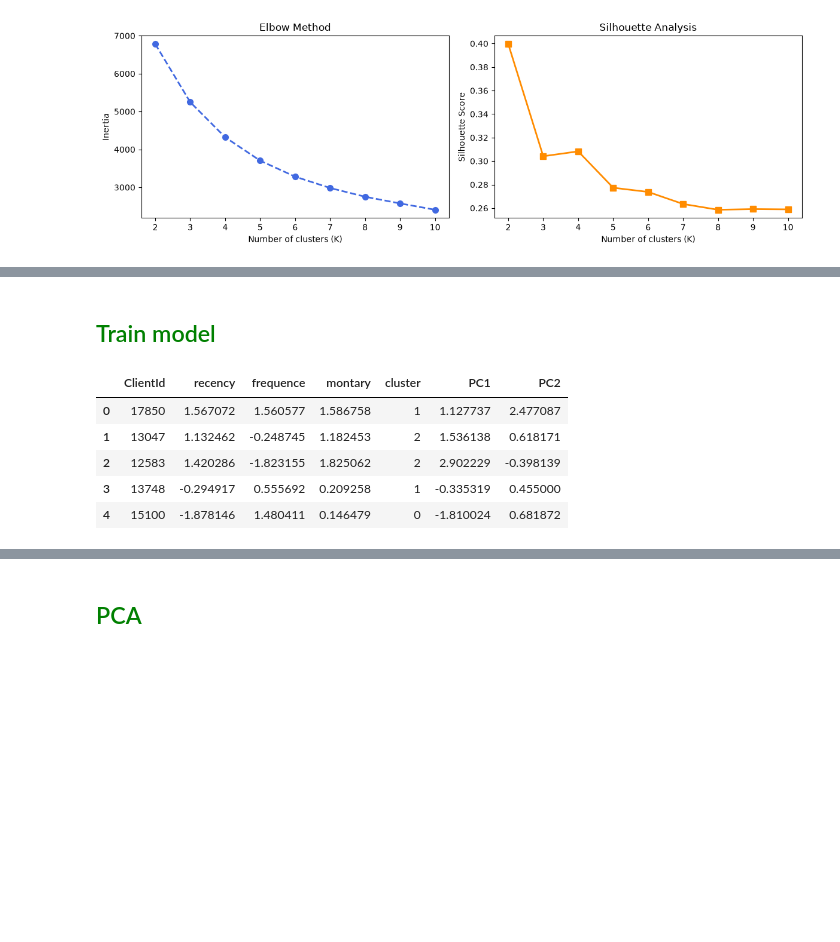
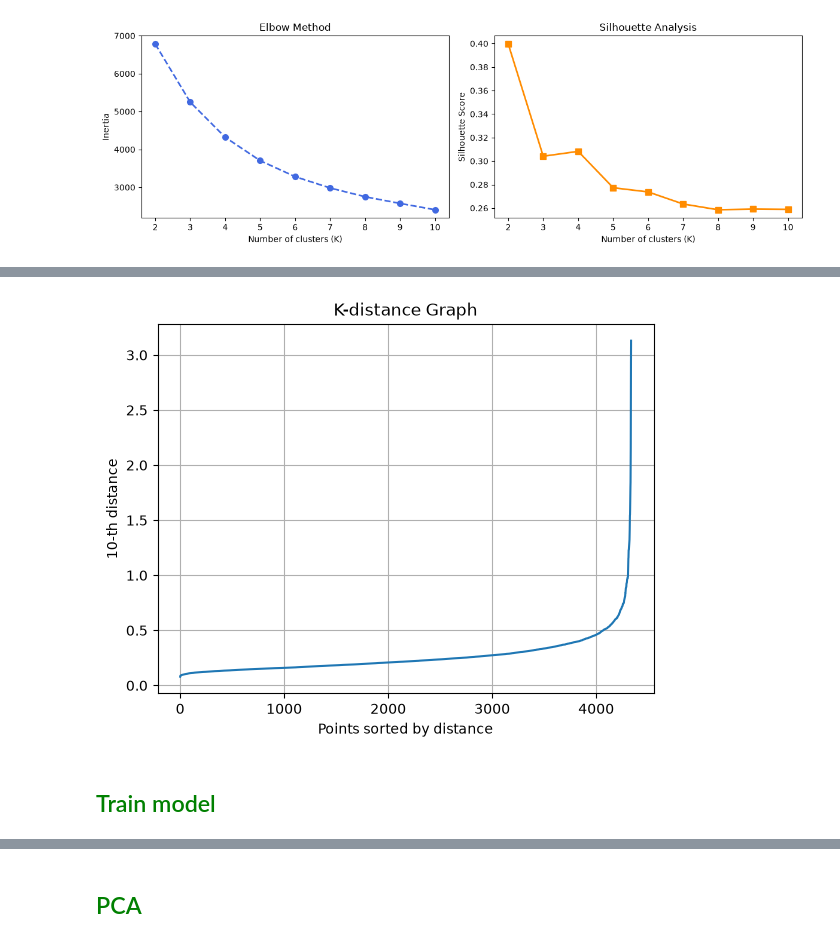
Before and after one commit to zennouh/classification-project, a Jupyter notebook: work.ipynb, the cells around one changed output, grey strips where cells are left out. Drawn from its saved outputs; the diff is of its cells as text; code cells hidden in the pictures; blank space fills up the shorter version.

```diff
--- a/work.ipynb
+++ b/work.ipynb
@@ -262,2 +312,26 @@ kmean()
+# %%
+from sklearn.neighbors import NearestNeighbors
+import numpy as np
+import matplotlib.pyplot as plt
+
+k = 10
+
+neighbors = NearestNeighbors(n_neighbors=k)
+neighbors.fit(X)
+
+distances, _ = neighbors.kneighbors(X)
+
+k_distances = distances[:, k - 1]
+
+k_distances = np.sort(k_distances)
+
+plt.plot(k_distances)
+plt.xlabel("Points sorted by distance")
+plt.ylabel("10-th distance")
+plt.grid()
+plt.title("K-distance Graph")
+plt.show()
+# %% [output]
+[figure, added]
 # %% [markdown]
 ## <font color="green">Train model</font>
@@ -273,10 +337,0 @@ kmean = trained_k_mean()
-# %%
-df_clients_rfm["cluster"] = kmean.labels_
-df_clients_rfm.head()
-# %% [output]
-|  | ClientId | recency | frequence | montary | cluster | PC1 | PC2 |
-| 0 | 17850 | 1.567072 | 1.560577 | 1.586758 | 1 | 1.127737 | 2.477087 |
-| 1 | 13047 | 1.132462 | -0.248745 | 1.182453 | 2 | 1.536138 | 0.618171 |
-| 2 | 12583 | 1.420286 | -1.823155 | 1.825062 | 2 | 2.902229 | -0.398139 |
-| 3 | 13748 | -0.294917 | 0.555692 | 0.209258 | 1 | -0.335319 | 0.455000 |
-| 4 | 15100 | -1.878146 | 1.480411 | 0.146479 | 0 | -1.810024 | 0.681872 |
```
Also changed, not shown: parts of 28 cells of this notebook, 5 other files.
